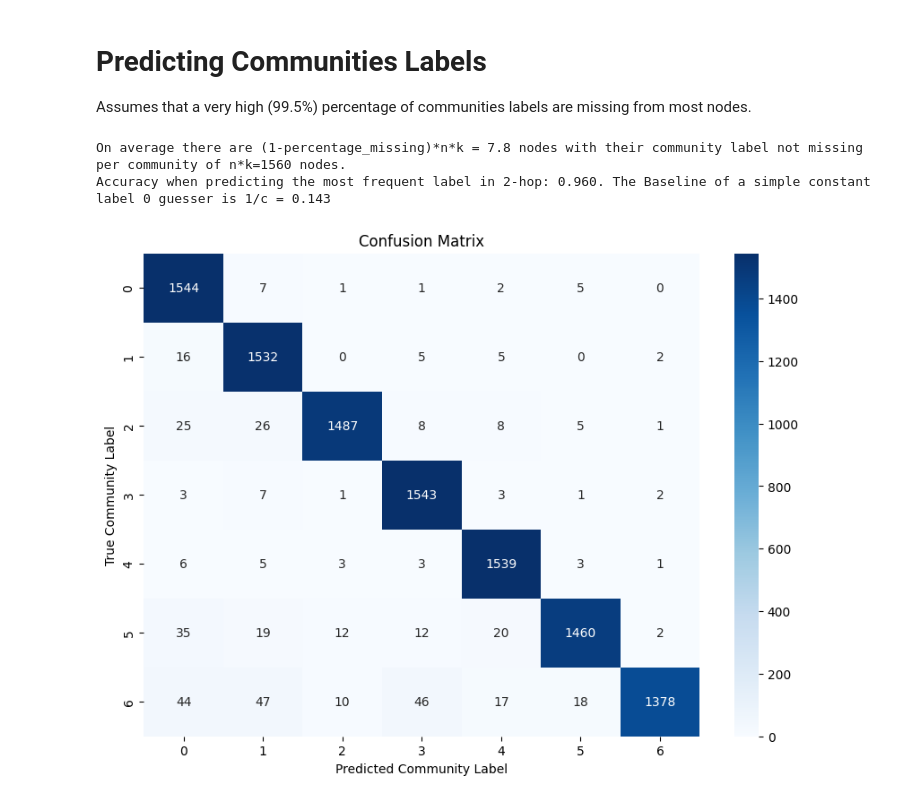
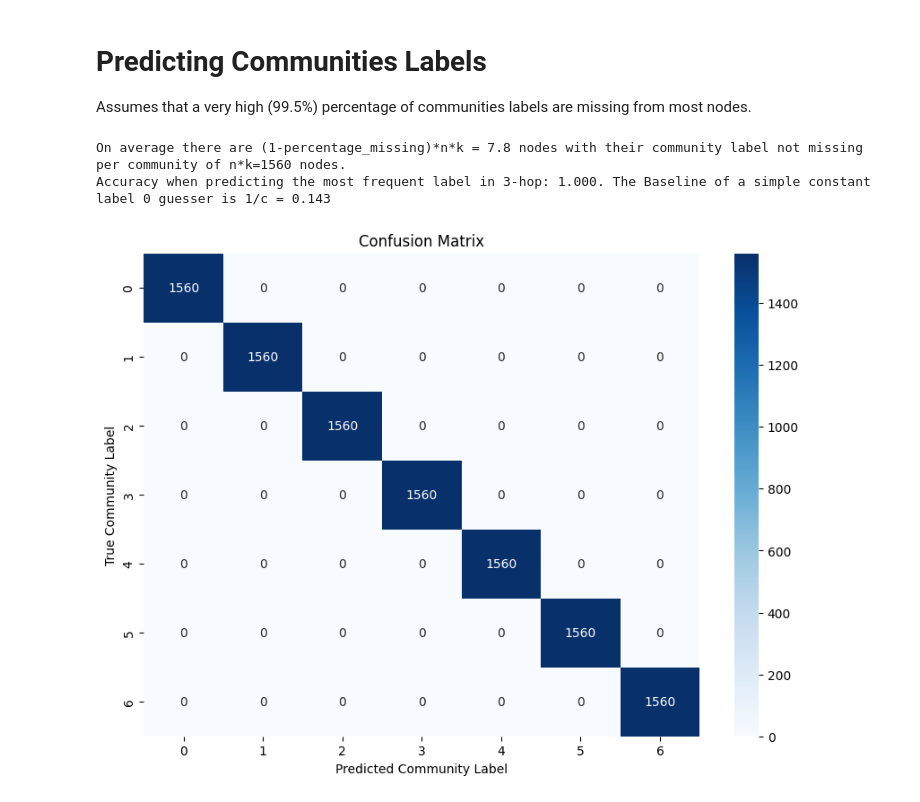
Before and after one commit to jan-meissner/AnonymiGraph, a Jupyter notebook: notebooks/role_infused_partitions.ipynb, the cells around one changed output. Saved outputs shown, nothing was run; the diff lists cells and outputs as text; code cells hidden in the pictures.

Commit message:
Improved Label Propagation Algorithm

```diff
--- a/notebooks/role_infused_partitions.ipynb
+++ b/notebooks/role_infused_partitions.ipynb
@@ -74,60 +74,56 @@ def obfuscate_features(feature_matrix, percentage_missing):
 
     return feature_matrix
 
+from collections import Counter
 
-def predict_community_labels(adj_matrix, feature_matrix, d):
-    n = adj_matrix.shape[0]
-    predicted_labels = np.copy(feature_matrix[:, 0])
+def predict_community_labels(adj_matrix, labels_with_nans, d):
+    """This is some kind of very simple label propagation algorithm. Probably should use a more advanced one here, laplacian etc."""
+    # Get the number of different classes in labels_with_nans
+    unique_labels = np.unique(labels_with_nans[~np.isnan(labels_with_nans)])
+    num_classes = len(unique_labels)
+    assert np.all(unique_labels == np.arange(num_classes)), "Unique labels are not like a range"
 
-    d_hop_adj = np.linalg.matrix_power(adj_matrix, d)
-    for i in range(n):
-        if np.isnan(predicted_labels[i]):
-            # Get d-hop neighbors
-            neighbors = np.nonzero(d_hop_adj[i])[0]
-            neighbor_labels = feature_matrix[neighbors, 0]
+    # Create a new array with NaNs replaced by num_classes (which will be the index for NaN in one-hot encoding)
+    labels_with_nanlabel = np.where(np.isnan(labels_with_nans), num_classes, labels_with_nans)
+    # Create one-hot encoding, including an encoding for NaN
+    label_counts = np.eye(num_classes+1)[labels_with_nanlabel.astype(int)]
 
-            # Remove NaNs and get most frequent label
-            valid_labels = neighbor_labels[~np.isnan(neighbor_labels)]
-            if valid_labels.size > 0:
-                predicted_labels[i] = np.bincount(valid_labels.astype(int)).argmax()
-            else:
-                predicted_labels[i] = 0
+    for _ in range(d):
+        label_counts = adj_matrix @ label_counts
 
-    return predicted_labels
+    return np.argmax(label_counts[:,:-1], axis=1)
 
 
 def evaluate_model(predicted_labels, true_labels):
     correct = np.sum((predicted_labels == true_labels) & (~np.isnan(true_labels)))
     total = np.sum(~np.isnan(true_labels))
     accuracy = correct / total if total > 0 else 0
     return accuracy
 
 
 # Obfuscate the feature matrix with high missing values
 percentage_missing = 0.995 #
 print(f"On average there are (1-percentage_missing)*n*k = {(1-percentage_missing)*n*k:.1f} nodes with their community label not missing per community of n*k={n*k} nodes.")
 obfuscated_feature_matrix = obfuscate_features(np.copy(feature_matrix), percentage_missing)
 
 # Predict community labels
-d_hop = 2  # d-hop neighborhood
+d_hop = 3  # d-hop neighborhood
 true_labels = feature_matrix[:, 0]
-predicted_labels = predict_community_labels(adjacency_matrix, obfuscated_feature_matrix, d_hop)
+predicted_labels = predict_community_labels(adjacency_matrix, obfuscated_feature_matrix[:, 0], d_hop)
 
 # Evaluate the model
 accuracy = evaluate_model(predicted_labels, true_labels)
 print(f"Accuracy when predicting the most frequent label in {d_hop}-hop: {accuracy:.3f}. The Baseline of a simple constant label 0 guesser is 1/c = {1/c:.3f}")
-
-# Compute the confusion matrix
 cm = confusion_matrix(true_labels, predicted_labels)
 
 # Plotting
 plt.figure(figsize=(10, 7))
 sns.heatmap(cm, annot=True, fmt='d', cmap='Blues')
 plt.title('Confusion Matrix')
 plt.ylabel('True Community Label')
 plt.xlabel('Predicted Community Label')
 plt.show()
 # %% [output]
 On average there are (1-percentage_missing)*n*k = 7.8 nodes with their community label not missing per community of n*k=1560 nodes.
-Accuracy when predicting the most frequent label in 2-hop: 0.960. The Baseline of a simple constant label 0 guesser is 1/c = 0.143
+Accuracy when predicting the most frequent label in 3-hop: 1.000. The Baseline of a simple constant label 0 guesser is 1/c = 0.143
-[figure, old version]
+[figure, new version]
```
Also changed, not shown: parts of 1 cell of this notebook, 1 other file.
